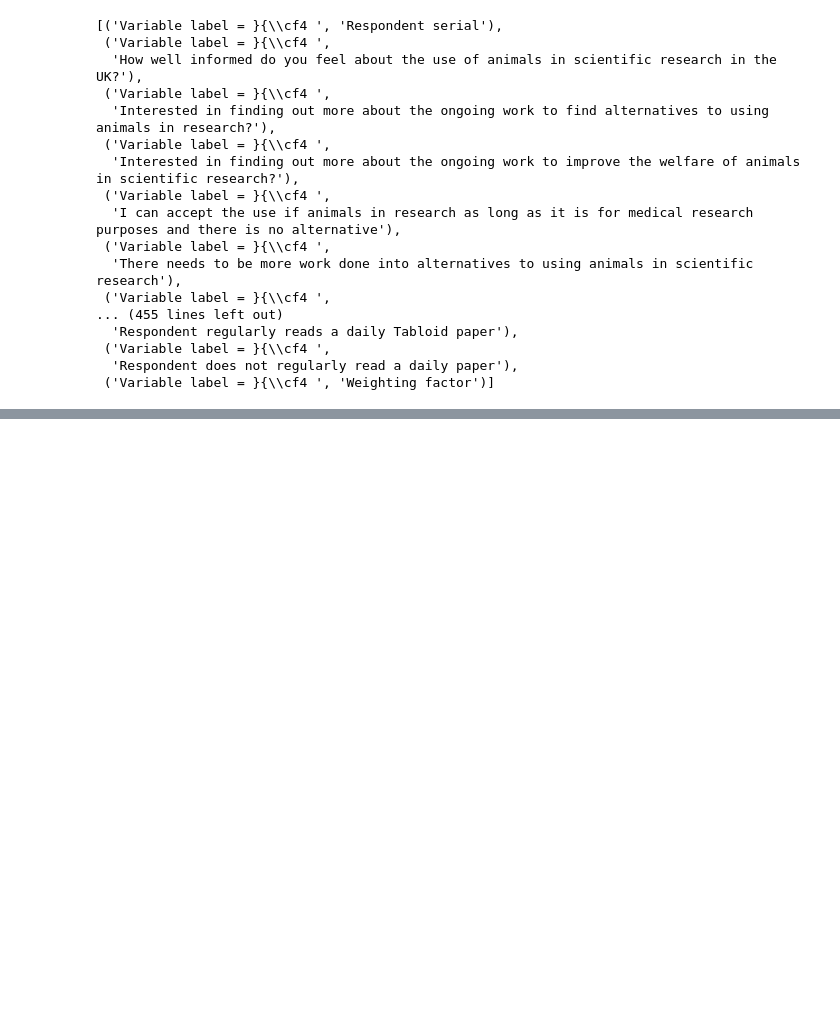
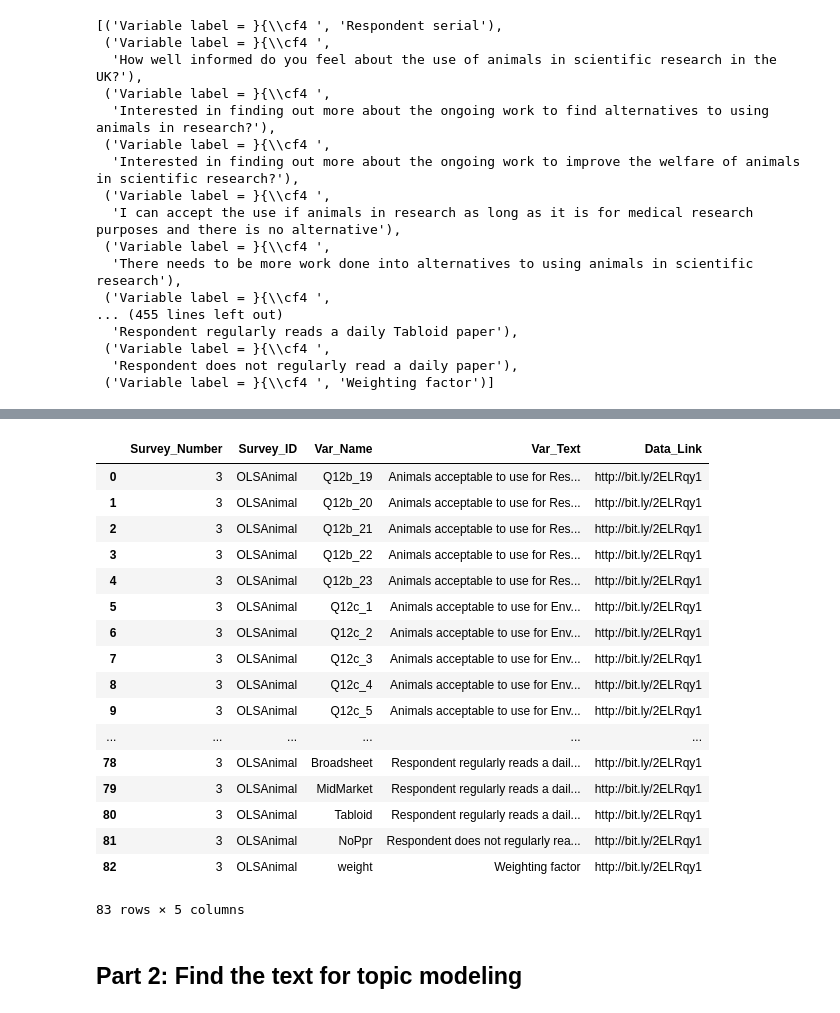
Before and after one commit to bethbailey/survey-search, a Jupyter notebook: Data/Public Attitudes towards Animal Research 2016/Cleaning OLS Animal Data.ipynb, the cells around one changed output, grey strips where cells are left out. Cells and saved outputs as stored; diff of their text form; code cells hidden in the pictures; blank space fills up the shorter version.

```diff
--- a/Data/Public Attitudes towards Animal Research 2016/Cleaning OLS Animal Data.ipynb
+++ b/Data/Public Attitudes towards Animal Research 2016/Cleaning OLS Animal Data.ipynb
@@ -54,0 +120,22 @@ cleaned_data.to_csv(path_or_buf
+# %%
+ols_data_3["Survey_Number"] += 2
+ols_data_3
+# %% [output]
+|  | Survey_Number | Survey_ID | Var_Name | Var_Text | Data_Link |
+| 0 | 3 | OLSAnimal | Q12b_19 | Animals acceptable to use for Res... | http://bit.ly/2ELRqy1 |
+| 1 | 3 | OLSAnimal | Q12b_20 | Animals acceptable to use for Res... | http://bit.ly/2ELRqy1 |
+| 2 | 3 | OLSAnimal | Q12b_21 | Animals acceptable to use for Res... | http://bit.ly/2ELRqy1 |
+| 3 | 3 | OLSAnimal | Q12b_22 | Animals acceptable to use for Res... | http://bit.ly/2ELRqy1 |
+| 4 | 3 | OLSAnimal | Q12b_23 | Animals acceptable to use for Res... | http://bit.ly/2ELRqy1 |
+| 5 | 3 | OLSAnimal | Q12c_1 | Animals acceptable to use for Env... | http://bit.ly/2ELRqy1 |
+| 6 | 3 | OLSAnimal | Q12c_2 | Animals acceptable to use for Env... | http://bit.ly/2ELRqy1 |
+| 7 | 3 | OLSAnimal | Q12c_3 | Animals acceptable to use for Env... | http://bit.ly/2ELRqy1 |
+| 8 | 3 | OLSAnimal | Q12c_4 | Animals acceptable to use for Env... | http://bit.ly/2ELRqy1 |
+| 9 | 3 | OLSAnimal | Q12c_5 | Animals acceptable to use for Env... | http://bit.ly/2ELRqy1 |
+| ... | ... | ... | ... | ... | ... |
+| 78 | 3 | OLSAnimal | Broadsheet | Respondent regularly reads a dail... | http://bit.ly/2ELRqy1 |
+| 79 | 3 | OLSAnimal | MidMarket | Respondent regularly reads a dail... | http://bit.ly/2ELRqy1 |
+| 80 | 3 | OLSAnimal | Tabloid | Respondent regularly reads a dail... | http://bit.ly/2ELRqy1 |
+| 81 | 3 | OLSAnimal | NoPpr | Respondent does not regularly rea... | http://bit.ly/2ELRqy1 |
+| 82 | 3 | OLSAnimal | weight | Weighting factor | http://bit.ly/2ELRqy1 |
+83 rows × 5 columns
@@ -54,0 +146,2 @@ cleaned_data.to_csv(path_or_buf
+# %% [markdown]
+## Part 2: Find the text for topic modeling
```
Also changed, not shown: parts of 14 cells of this notebook.
